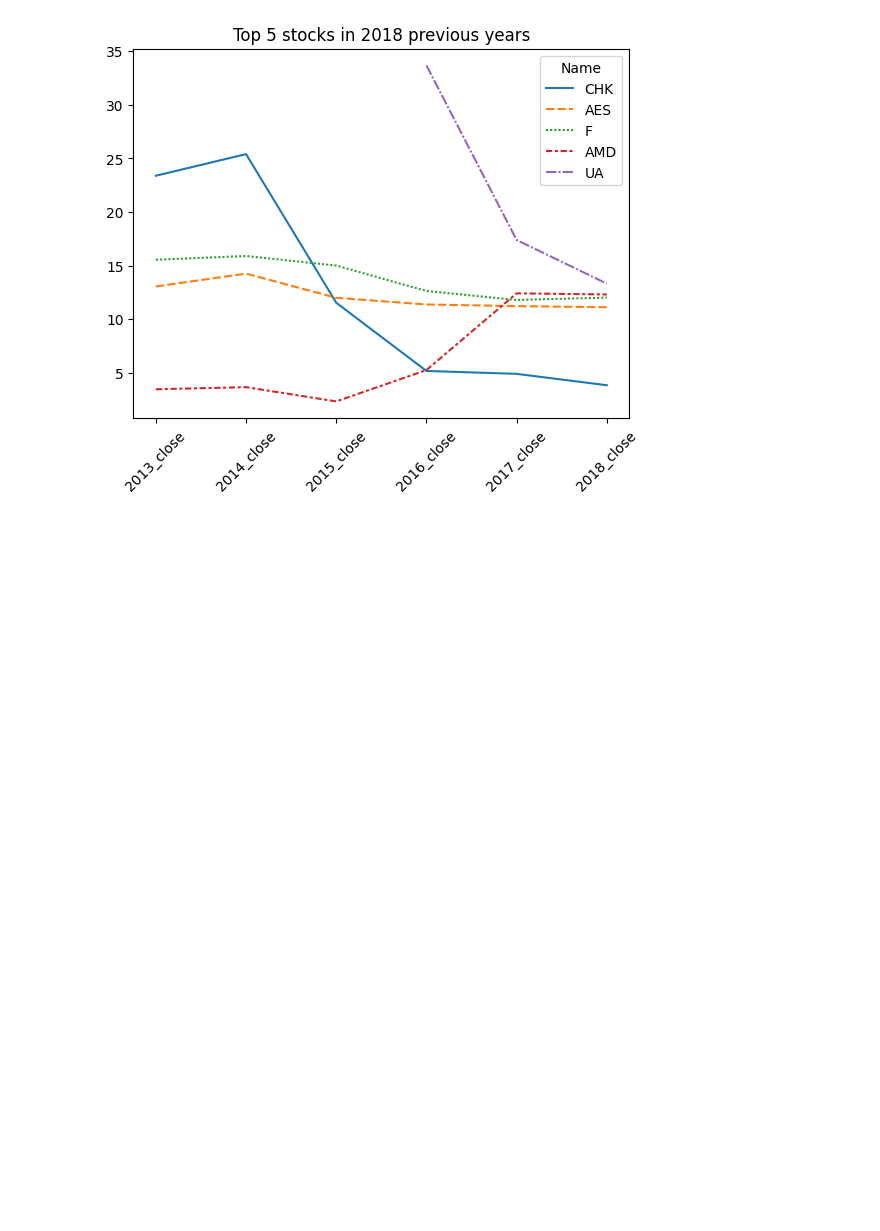
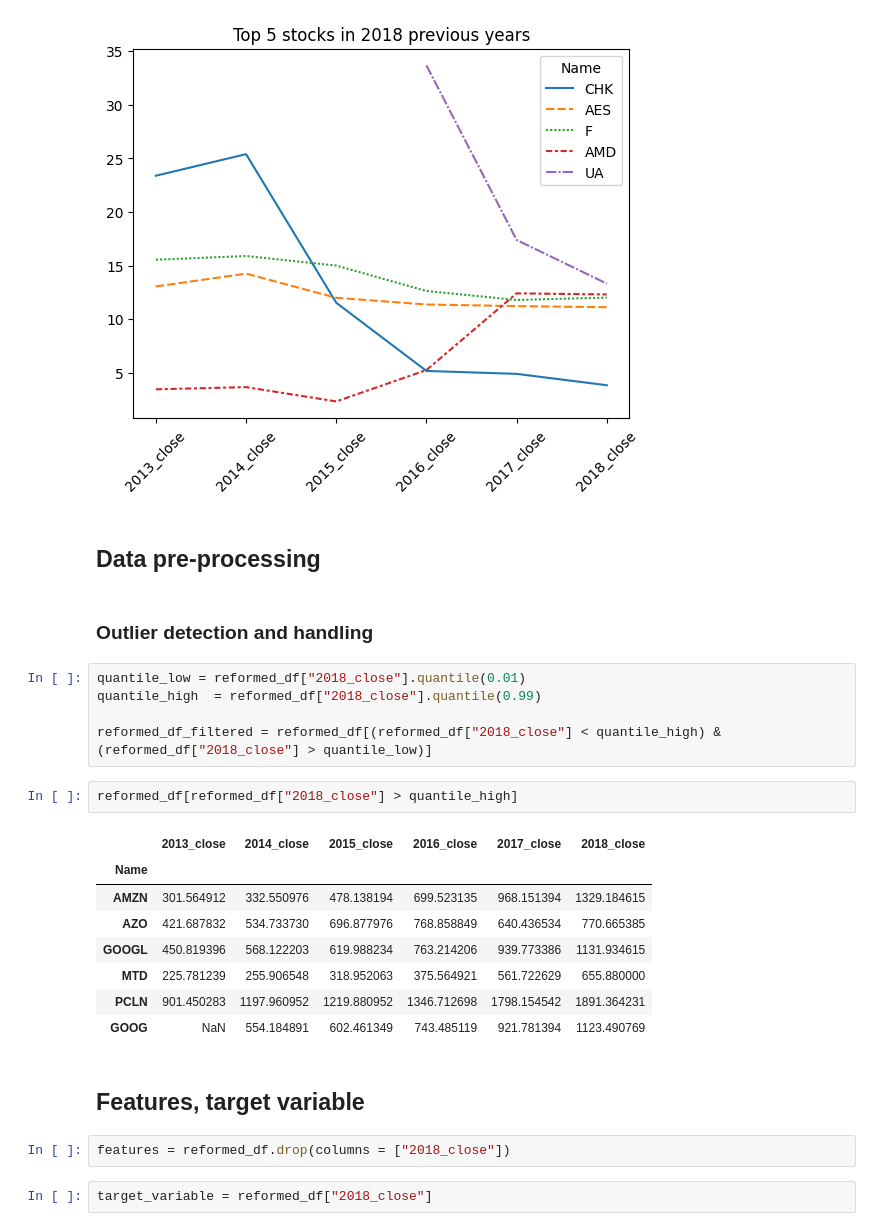
Before and after one commit to DARR97/Workshop_5_6, a Jupyter notebook: workshop_pratica.ipynb, the cells around one changed output. Drawn from its saved outputs; the diff is of its cells as text; blank space fills up the shorter version.

Commit message:
Adding visualization and data preprocessing

```diff
--- a/workshop_pratica.ipynb
+++ b/workshop_pratica.ipynb
@@ -205,3 +205,29 @@ plt.xticks(rotation=45)
   Text(4, 0, '2017_close'),
   Text(5, 0, '2018_close')])
 [figure]
+# %% [markdown]
+## Data pre-processing
+# %% [markdown]
+### Outlier detection and handling
+# %%
+quantile_low = reformed_df["2018_close"].quantile(0.01)
+quantile_high  = reformed_df["2018_close"].quantile(0.99)
+
+reformed_df_filtered = reformed_df[(reformed_df["2018_close"] < quantile_high) & (reformed_df["2018_close"] > quantile_low)]
+# %%
+reformed_df[reformed_df["2018_close"] > quantile_high]
+# %% [output]
+|  | 2013_close | 2014_close | 2015_close | 2016_close | 2017_close | 2018_close |
+| Name |  |  |  |  |  |  |
+| AMZN | 301.564912 | 332.550976 | 478.138194 | 699.523135 | 968.151394 | 1329.184615 |
+| AZO | 421.687832 | 534.733730 | 696.877976 | 768.858849 | 640.436534 | 770.665385 |
+| GOOGL | 450.819396 | 568.122203 | 619.988234 | 763.214206 | 939.773386 | 1131.934615 |
+| MTD | 225.781239 | 255.906548 | 318.952063 | 375.564921 | 561.722629 | 655.880000 |
+| PCLN | 901.450283 | 1197.960952 | 1219.880952 | 1346.712698 | 1798.154542 | 1891.364231 |
+| GOOG | NaN | 554.184891 | 602.461349 | 743.485119 | 921.781394 | 1123.490769 |
+# %% [markdown]
+## Features, target variable
+# %%
+features = reformed_df.drop(columns = ["2018_close"])
+# %%
+target_variable = reformed_df["2018_close"]
```
Also changed, not shown: parts of 11 cells of this notebook, 1 other file.
